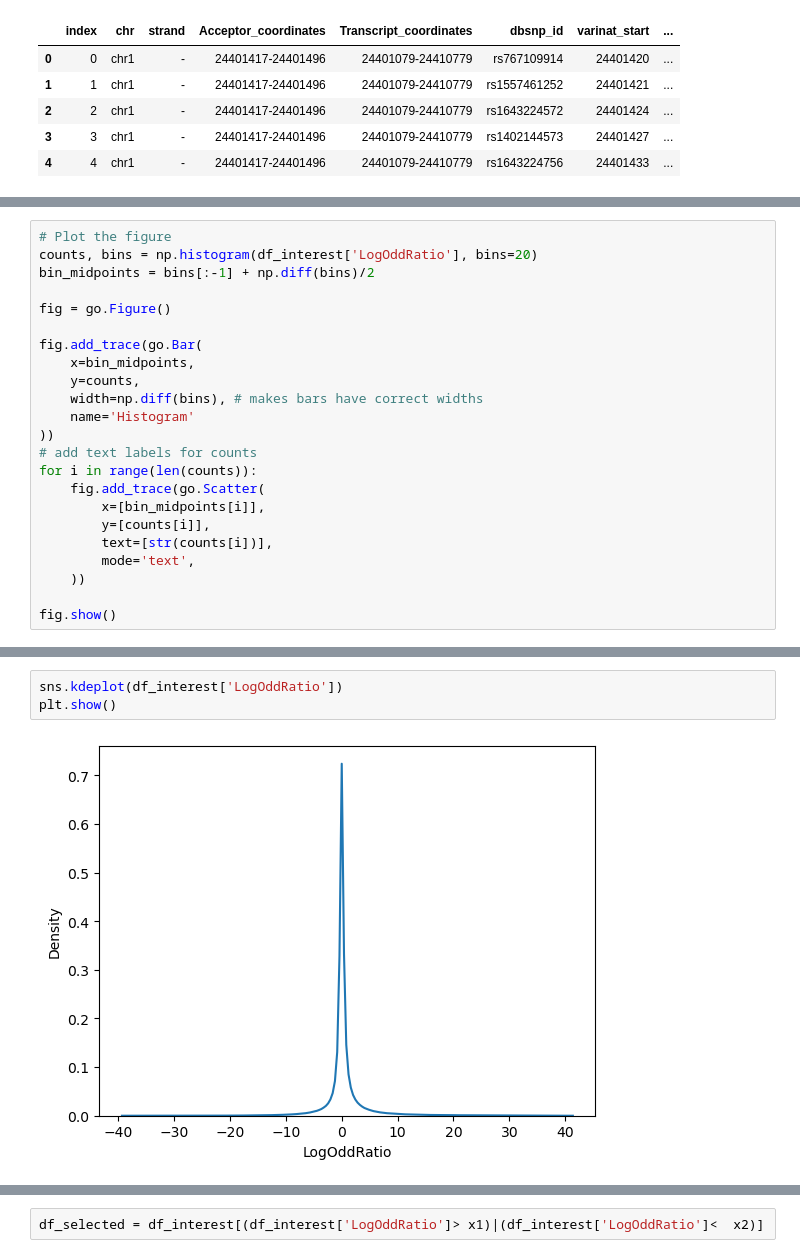
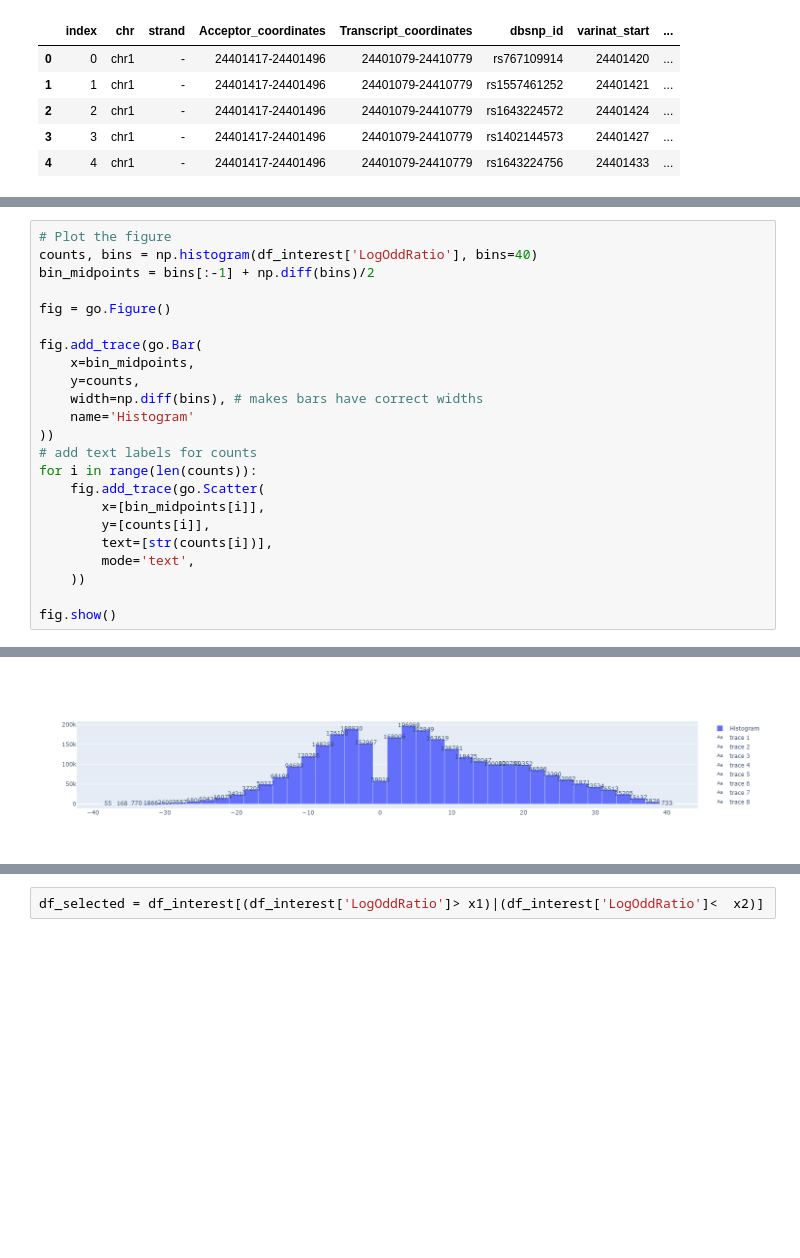
Before and after one commit to duttaprat/Postdoc, a Jupyter notebook: PSB_2024/DNABERT_output/Acceptor_probability_all.ipynb, the cells around one changed output, grey strips where cells are left out. Drawn from its saved outputs; the diff is of its cells as text; blank space fills up the shorter version.

```diff
--- a/PSB_2024/DNABERT_output/Acceptor_probability_all.ipynb
+++ b/PSB_2024/DNABERT_output/Acceptor_probability_all.ipynb
@@ -115,6 +119,6 @@ df_interest
 # %%
 # Plot the figure
-counts, bins = np.histogram(df_interest['LogOddRatio'], bins=20)
+counts, bins = np.histogram(df_interest['LogOddRatio'], bins=40)
 bin_midpoints = bins[:-1] + np.diff(bins)/2
 
 fig = go.Figure()
@@ -141,5 +143 @@ fig.show()
+[figure, added]
-# %%
-sns.kdeplot(df_interest['LogOddRatio'])
-plt.show()
-# %% [output]
-[figure, removed]
```
Also changed, not shown: parts of 13 cells of this notebook, 9 other files.
